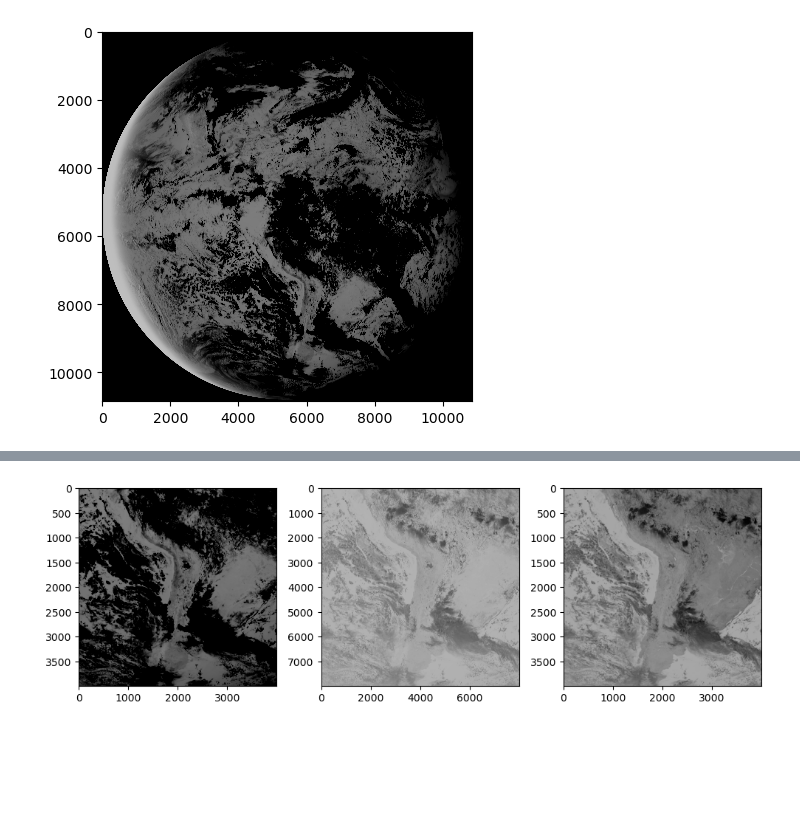
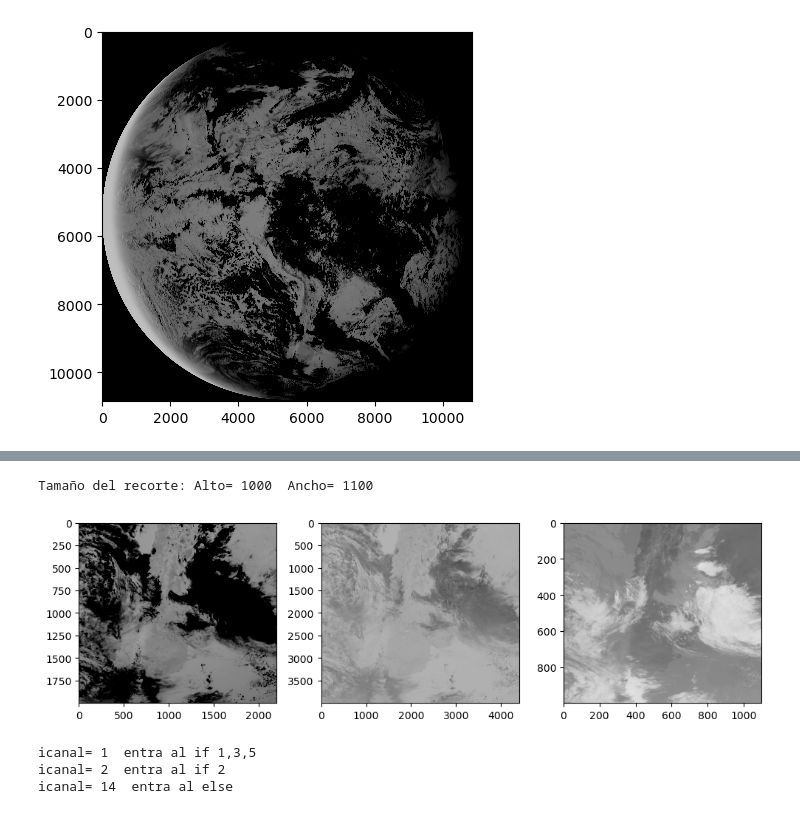
Before and after one commit to matias-suarez/TF_proc_img_sat, a Jupyter notebook: Trabajo Final.ipynb, the cells around one changed output, grey strips where cells are left out. Saved outputs shown, nothing was run; the diff lists cells and outputs as text; code cells hidden in the pictures; blank space fills up the shorter version.

Commit message:
se actualiza el recorte de las imagenes para adpatarlo a las distintas resoluciones

```diff
--- a/Trabajo Final.ipynb
+++ b/Trabajo Final.ipynb
@@ -52,7 +52,7 @@ Filelist
  '/home/msuarez/Downloads/Goes16/OR_ABI-L1b-RadF-M3C15_G16_s20180961500406_e20180961511178_c20180961511237.nc',
  '/home/msuarez/Downloads/Goes16/OR_ABI-L1b-RadF-M3C16_G16_s20180961500406_e20180961511184_c20180961511235.nc']
 # %%
-img_list_import = [Filelist[0],Filelist[1],Filelist[2]]
+img_list_import = [Filelist[0],Filelist[1],Filelist[14]]
 
 print('Lista de imagenes a importar:\n')
 for i in range(len(img_list_import)): print(img_list_import[i])
@@ -127,6 +136,7 @@ current shape = (10848, 10848)
 filling on
 # %%
 imag_cal_list = []
+icanal_list = []
 
 num_metadato_list = 0
 
@@ -135,6 +145,8 @@ for imagen in imagen_list:
     metadato = metadato_list[num_metadato_list]
     icanal = int(metadato['band_id'][:])
     print ('Canal %d' %icanal)
+
+    icanal_list.append(icanal)
 
     if icanal >7:
         print ('Calibrando la imagen (if)')
@@ -174,24 +186,57 @@ plt.show()
 # %% [markdown]
 ![bandas_goes16.png](attachment:bandas_goes16.png)
 # %%
-sup_row = 6000
-inf_row = 10000
-sup_col = 4000
-inf_col = 8000
+# Recorte en la Argentina basados en las bandas con 2 km de resolución espacial
+# Si la banda es de 1 km y 0.5 km de resolución entonces se debe multiplicar estos valores por 2 y 4
+# respectivamente, de forma tal de obtener el mismo recorte
+sup_row = 4000
+inf_row = 5000
+sup_col = 2500
+inf_col = 3600
+
+print('Tamaño del recorte: Alto=',inf_row-sup_row,' Ancho=',inf_col-sup_col)
 
 plt.figure(figsize=(10, 10))
 
 plt.subplot(131)
-plt.imshow(imag_cal_list[0][sup_row:inf_row,sup_col:inf_col], vmin=-100., vmax=100., cmap='Greys')
+plt.imshow(imag_cal_list[0][sup_row*2:inf_row*2,sup_col*2:inf_col*2], vmin=-100., vmax=150., cmap='Greys')
 
 plt.subplot(132)
-plt.imshow(imag_cal_list[1][sup_row*2:inf_row*2,sup_col*2:inf_col*2], vmin=-100., vmax=100., cmap='Greys')
+plt.imshow(imag_cal_list[1][sup_row*4:inf_row*4,sup_col*4:inf_col*4], vmin=-100., vmax=100., cmap='Greys')
 
 plt.subplot(133)
 plt.imshow(imag_cal_list[2][sup_row:inf_row,sup_col:inf_col], vmin=-100., vmax=100., cmap='Greys')
 
 plt.tight_layout()
 plt.show()
 # %% [output]
+Tamaño del recorte: Alto= 1000  Ancho= 1100
-[figure, old version]
+[figure, new version]
+# %%
+RGB = np.zeros((inf_row-sup_row, inf_col-sup_col, 3))
+RGB_realzada = np.zeros((inf_row-sup_row, inf_col-sup_col, 3))
+
+i = 0
+for img in imag_cal_list:
+    # Bandas de 1 km de resolución espacial
+    if (icanal_list[i] == 1) or (icanal_list[i] == 3) or (icanal_list[i] == 5):
+        print('icanal=',icanal_list[i],' entra al if 1,3,5')
+        RGB[:,:,i] = img[sup_row*2:inf_row*2,sup_col*2:inf_col*2][::2,::2]
+        RGB_realzada[:,:,i] = realce(img[sup_row*2:inf_row*2,sup_col*2:inf_col*2][::2,::2])
+    # Bandas de 0.5 km de resolución espacial
+    elif icanal_list[i] == 2:
+        print('icanal=',icanal_list[i],' entra al if 2')
+        RGB[:,:,i] = img[sup_row*4:inf_row*4,sup_col*4:inf_col*4][::4,::4]
+        RGB_realzada[:,:,i] = realce(img[sup_row*4:inf_row*4,sup_col*4:inf_col*4][::4,::4])
+    # Bandas de 2 km de resolución espacial
+    else:
+        print('icanal=',icanal_list[i],' entra al else')
+        RGB[:,:,i] = img[sup_row:inf_row,sup_col:inf_col]
+        RGB_realzada[:,:,i] = realce(img[sup_row:inf_row,sup_col:inf_col])
+
+    i=i+1
+# %% [output]
+icanal= 1  entra al if 1,3,5
+icanal= 2  entra al if 2
+icanal= 14  entra al else
 # %%
```
Also changed, not shown: parts of 8 cells of this notebook.
